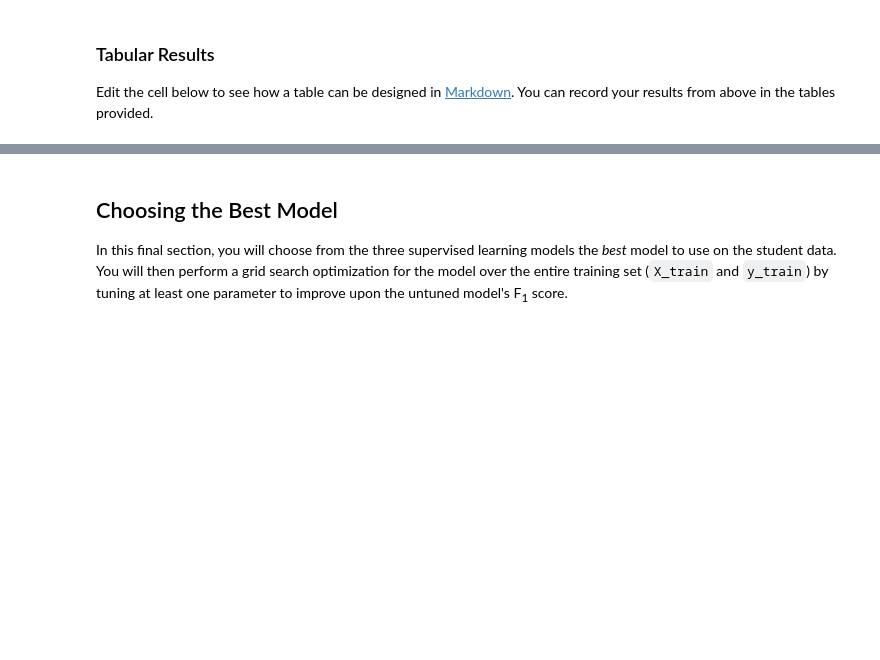
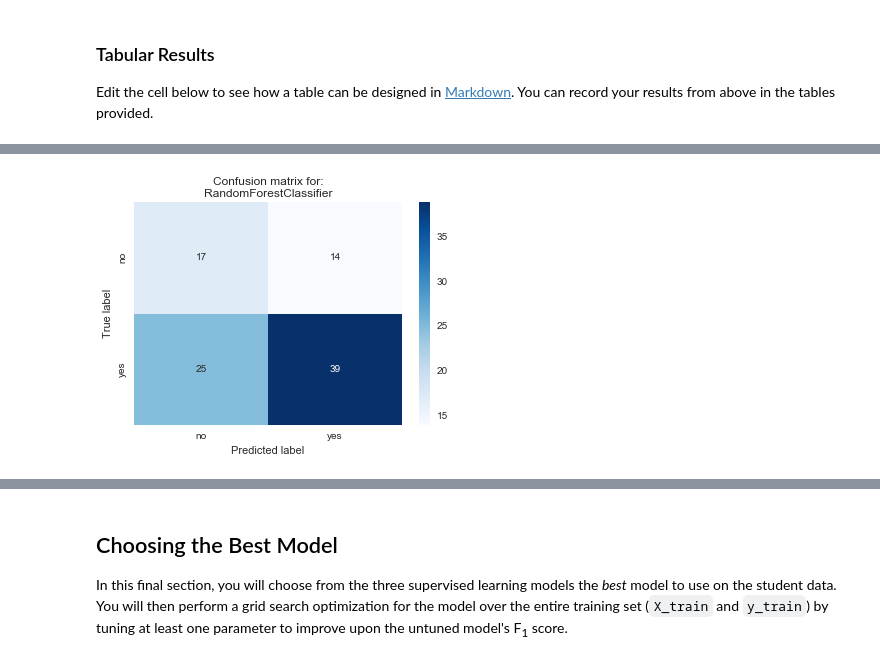
Before and after one commit to CBofill/Udacity-Machine-Learning-Projects, a Jupyter notebook: projects/student_intervention/student_intervention.ipynb, the cells around one changed output, grey strips where cells are left out. Saved outputs shown, nothing was run; the diff lists cells and outputs as text; code cells hidden in the pictures; blank space fills up the shorter version.

```diff
--- a/projects/student_intervention/student_intervention.ipynb
+++ b/projects/student_intervention/student_intervention.ipynb
@@ -202,14 +202,16 @@ from sklearn.cross_validation import train_test_split
 num_train = 300
 
 # Set the number of testing points
-num_test = X_all.shape[0] - num_train
+num_test = X_scaled.shape[0] - num_train
 
 # TODO: Shuffle and split the dataset into the number of training and testing points above
-X_train, X_test, y_train, y_test = train_test_split(X_all, y_all, train_size = 300, random_state = RANDOM_STATE)
+X_train, X_test, y_train, y_test = train_test_split(X_all, y_all, stratify=y_all, train_size = num_train,
+                                                    random_state = RANDOM_STATE)
 
 # Shuffle and split the scaled dataset in the same fashion
-X_scaled_train, X_scaled_test, y_scaled_train, y_scaled_test = train_test_split(X_scaled, y_all,
-                                                                                train_size = 300, random_state = RANDOM_STATE)
+X_scaled_train, X_scaled_test, y_scaled_train, y_scaled_test = train_test_split(X_scaled, y_all, stratify=y_all,
+                                                                                train_size = num_train,
+                                                                                random_state = RANDOM_STATE)
 
 # Show the results of the split
 print "Training set has {} samples.".format(X_train.shape[0])
@@ -398,0 +488,7 @@ Edit the cell below to see how a table can be designed in [Markdown](https://git
+# %%
+sns.heatmap(cm_B, annot=True, cmap='Blues', xticklabels=['no', 'yes'], yticklabels=['no', 'yes'])
+plt.ylabel('True label')
+plt.xlabel('Predicted label')
+plt.title('Confusion matrix for:\n{}'.format(clf_B.__class__.__name__));
+# %% [output]
+[figure, added]
```
Also changed, not shown: parts of 28 cells of this notebook.
